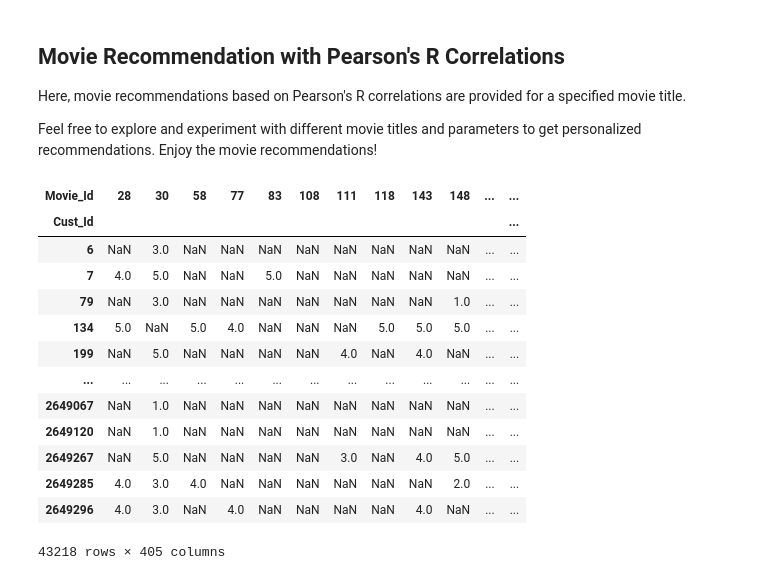
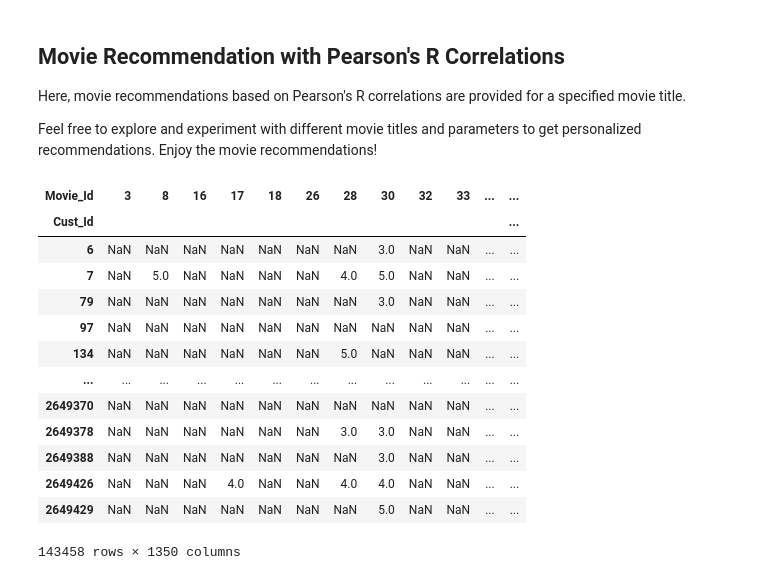
Before and after one commit to tqv24/Netflix-Recommendation-System-with-Collaborative-filtering-, a Jupyter notebook: netflix-movie-recommendation-system.ipynb, the cells around one changed output. Drawn from its saved outputs; the diff is of its cells as text; code cells hidden in the pictures.

```diff
--- a/netflix-movie-recommendation-system.ipynb
+++ b/netflix-movie-recommendation-system.ipynb
@@ -55,6 +56,7 @@ df1['Movie_Id'] = df1['Cust_Id'].apply(lambda x: str(x).split(":")[0] if ':' in
 df1['Movie_Id'] = df1['Movie_Id'].ffill()
 df1 = df1.dropna()
 
+df1['Cust_Id'] = df1['Cust_Id'].astype('Int64')
 df1['Movie_Id'] = df1['Movie_Id'].astype('Int64')
 df1['Rating'] = df1['Rating'].astype(float)
 df1['Date'] = pd.to_datetime(df1['Date'])
@@ -179,6 +139,7 @@ We will remove the movie with rating less than the benchmark
 
 Besides, we will remove the data from user who have few review than the 70th of the review count for each user.
 # %%
+df = df1
 df_movie_summary = df.groupby('Movie_Id')['Rating'].agg(['count','mean'])
 movie_benchmark = round(df_movie_summary['count'].quantile(0.7),0)
 drop_movie_list = df_movie_summary[df_movie_summary['count'] < movie_benchmark].index
@@ -240,13 +196,0 @@ cross_validate(svd, data, measures=['RMSE', 'MAE'])
-# %%
-# Predict what movie user_765331 would like based on the movie he/she liked in the past (movie that got 5 stars)
-df['Cust_Id'] = df['Cust_Id'].astype(int)
-df_765331 = df.loc[(df['Cust_Id'] == 765331) & (df['Rating'] ==5)]
-display(df_765331)
-
-# Let's predict which movies user_765331 would love to watch:
-df_765331 = df_765331.set_index('Movie_Id')
-df_765331 = df_765331.join(df_title)['Name']
-user_765331 = df_title.copy()
-user_765331 = user_765331.reset_index()
-user_765331 = user_765331[~user_765331['Movie_Id'].isin(drop_movie_list)]
-display(user_765331)
@@ -312,24 +246,23 @@ Here, movie recommendations based on Pearson's R correlations are provided for a
 Feel free to explore and experiment with different movie titles and parameters to get personalized recommendations. Enjoy the movie recommendations!
 # %%
 # Create pivot table for machine learning
-df['Movie_Id'] = df['Movie_Id'].astype(int)
 df_p = pd.pivot_table(df,values='Rating',index='Cust_Id',columns='Movie_Id')
 display(df_p)
 # %% [output]
-| Movie_Id | 28 | 30 | 58 | 77 | 83 | 108 | 111 | 118 | 143 | 148 | ... | ... |
+| Movie_Id | 3 | 8 | 16 | 17 | 18 | 26 | 28 | 30 | 32 | 33 | ... | ... |
 | Cust_Id |  |  |  |  |  |  |  |  |  |  |  | ... |
-| 6 | NaN | 3.0 | NaN | NaN | NaN | NaN | NaN | NaN | NaN | NaN | ... | ... |
-| 7 | 4.0 | 5.0 | NaN | NaN | 5.0 | NaN | NaN | NaN | NaN | NaN | ... | ... |
-| 79 | NaN | 3.0 | NaN | NaN | NaN | NaN | NaN | NaN | NaN | 1.0 | ... | ... |
-| 134 | 5.0 | NaN | 5.0 | 4.0 | NaN | NaN | NaN | 5.0 | 5.0 | 5.0 | ... | ... |
-| 199 | NaN | 5.0 | NaN | NaN | NaN | NaN | 4.0 | NaN | 4.0 | NaN | ... | ... |
+| 6 | NaN | NaN | NaN | NaN | NaN | NaN | NaN | 3.0 | NaN | NaN | ... | ... |
+| 7 | NaN | 5.0 | NaN | NaN | NaN | NaN | 4.0 | 5.0 | NaN | NaN | ... | ... |
+| 79 | NaN | NaN | NaN | NaN | NaN | NaN | NaN | 3.0 | NaN | NaN | ... | ... |
+| 97 | NaN | NaN | NaN | NaN | NaN | NaN | NaN | NaN | NaN | NaN | ... | ... |
+| 134 | NaN | NaN | NaN | NaN | NaN | NaN | 5.0 | NaN | NaN | NaN | ... | ... |
 | ... | ... | ... | ... | ... | ... | ... | ... | ... | ... | ... | ... | ... |
-| 2649067 | NaN | 1.0 | NaN | NaN | NaN | NaN | NaN | NaN | NaN | NaN | ... | ... |
-| 2649120 | NaN | 1.0 | NaN | NaN | NaN | NaN | NaN | NaN | NaN | NaN | ... | ... |
-| 2649267 | NaN | 5.0 | NaN | NaN | NaN | NaN | 3.0 | NaN | 4.0 | 5.0 | ... | ... |
-| 2649285 | 4.0 | 3.0 | 4.0 | NaN | NaN | NaN | NaN | NaN | NaN | 2.0 | ... | ... |
-| 2649296 | 4.0 | 3.0 | NaN | 4.0 | NaN | NaN | NaN | NaN | 4.0 | NaN | ... | ... |
+| 2649370 | NaN | NaN | NaN | NaN | NaN | NaN | NaN | NaN | NaN | NaN | ... | ... |
+| 2649378 | NaN | NaN | NaN | NaN | NaN | NaN | 3.0 | 3.0 | NaN | NaN | ... | ... |
+| 2649388 | NaN | NaN | NaN | NaN | NaN | NaN | NaN | 3.0 | NaN | NaN | ... | ... |
+| 2649426 | NaN | NaN | NaN | 4.0 | NaN | NaN | 4.0 | 4.0 | NaN | NaN | ... | ... |
+| 2649429 | NaN | NaN | NaN | NaN | NaN | NaN | NaN | 5.0 | NaN | NaN | ... | ... |
-43218 rows × 405 columns
+143458 rows × 1350 columns
 # %%
 # Function using the PearsonR metric to recommend movie
 def recommend(movie_title, min_count):
```
Also changed, not shown: parts of 13 cells of this notebook.
